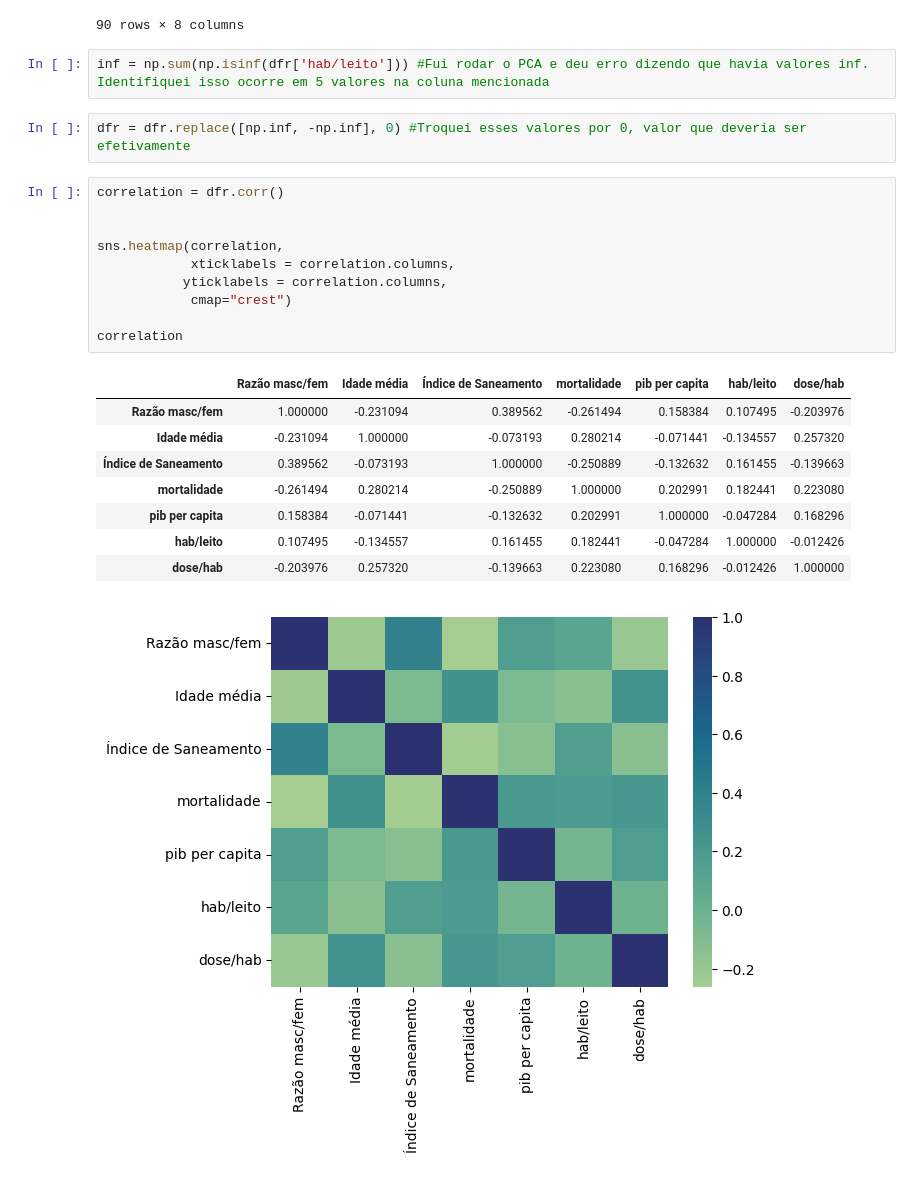
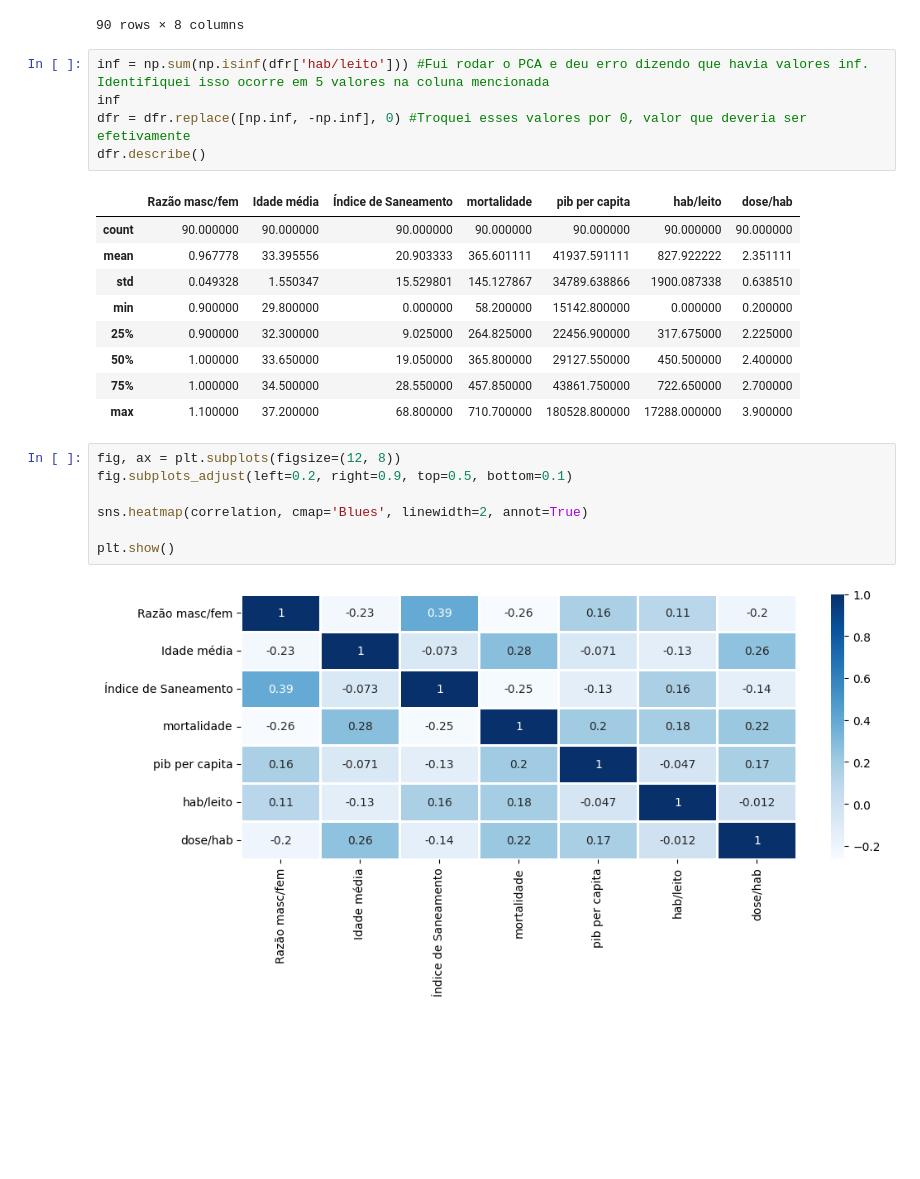
Before and after one commit to leonaardoas/PCA-COVID19, a Jupyter notebook: PCA_Covid_19.ipynb, the cells around one changed output. Drawn from its saved outputs; the diff is of its cells as text; blank space fills up the shorter version.

```diff
--- a/PCA_Covid_19.ipynb
+++ b/PCA_Covid_19.ipynb
@@ -56,28 +58,28 @@ dfr
 90 rows × 8 columns
 # %%
 inf = np.sum(np.isinf(dfr['hab/leito'])) #Fui rodar o PCA e deu erro dizendo que havia valores inf. Identifiquei isso ocorre em 5 valores na coluna mencionada
+inf
+dfr = dfr.replace([np.inf, -np.inf], 0) #Troquei esses valores por 0, valor que deveria ser efetivamente
+dfr.describe()
+# %% [output]
+|  | Razão masc/fem | Idade média | Índice de Saneamento | mortalidade | pib per capita | hab/leito | dose/hab |
+| count | 90.000000 | 90.000000 | 90.000000 | 90.000000 | 90.000000 | 90.000000 | 90.000000 |
+| mean | 0.967778 | 33.395556 | 20.903333 | 365.601111 | 41937.591111 | 827.922222 | 2.351111 |
+| std | 0.049328 | 1.550347 | 15.529801 | 145.127867 | 34789.638866 | 1900.087338 | 0.638510 |
+| min | 0.900000 | 29.800000 | 0.000000 | 58.200000 | 15142.800000 | 0.000000 | 0.200000 |
+| 25% | 0.900000 | 32.300000 | 9.025000 | 264.825000 | 22456.900000 | 317.675000 | 2.225000 |
+| 50% | 1.000000 | 33.650000 | 19.050000 | 365.800000 | 29127.550000 | 450.500000 | 2.400000 |
+| 75% | 1.000000 | 34.500000 | 28.550000 | 457.850000 | 43861.750000 | 722.650000 | 2.700000 |
+| max | 1.100000 | 37.200000 | 68.800000 | 710.700000 | 180528.800000 | 17288.000000 | 3.900000 |
-# %%
-dfr = dfr.replace([np.inf, -np.inf], 0) #Troquei esses valores por 0, valor que deveria ser efetivamente
-# %%
-correlation = dfr.corr()
-
-
-sns.heatmap(correlation,
-            xticklabels = correlation.columns,
-           yticklabels = correlation.columns,
-            cmap="crest")
-
-correlation
-# %% [output]
-|  | Razão masc/fem | Idade média | Índice de Saneamento | mortalidade | pib per capita | hab/leito | dose/hab |
-| Razão masc/fem | 1.000000 | -0.231094 | 0.389562 | -0.261494 | 0.158384 | 0.107495 | -0.203976 |
-| Idade média | -0.231094 | 1.000000 | -0.073193 | 0.280214 | -0.071441 | -0.134557 | 0.257320 |
-| Índice de Saneamento | 0.389562 | -0.073193 | 1.000000 | -0.250889 | -0.132632 | 0.161455 | -0.139663 |
-| mortalidade | -0.261494 | 0.280214 | -0.250889 | 1.000000 | 0.202991 | 0.182441 | 0.223080 |
-| pib per capita | 0.158384 | -0.071441 | -0.132632 | 0.202991 | 1.000000 | -0.047284 | 0.168296 |
-| hab/leito | 0.107495 | -0.134557 | 0.161455 | 0.182441 | -0.047284 | 1.000000 | -0.012426 |
-| dose/hab | -0.203976 | 0.257320 | -0.139663 | 0.223080 | 0.168296 | -0.012426 | 1.000000 |
-[figure, removed]
+# %%
+fig, ax = plt.subplots(figsize=(12, 8))
+fig.subplots_adjust(left=0.2, right=0.9, top=0.5, bottom=0.1)
+
+sns.heatmap(correlation, cmap='Blues', linewidth=2, annot=True)
+
+plt.show()
+# %% [output]
+[figure, added]
 # %%
 plt.figure(figsize=(15, 8))  # Ajusta o tamanho da figura
 
```
Also changed, not shown: parts of 18 cells of this notebook.
